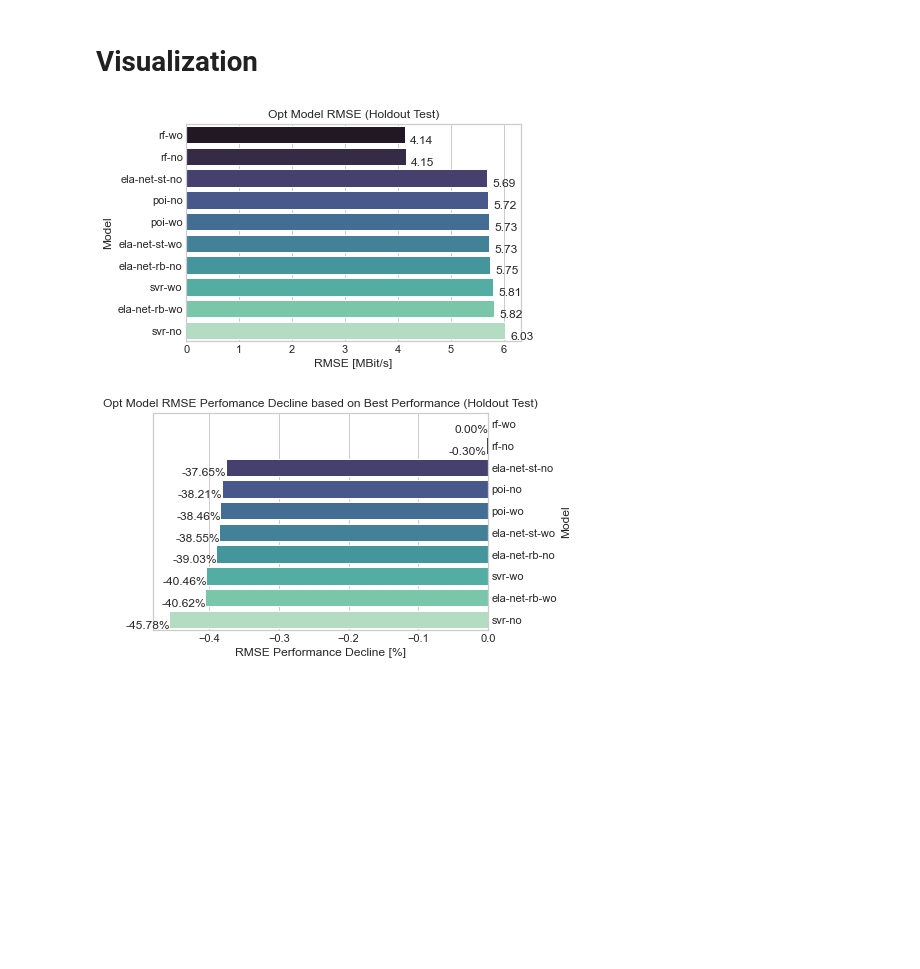
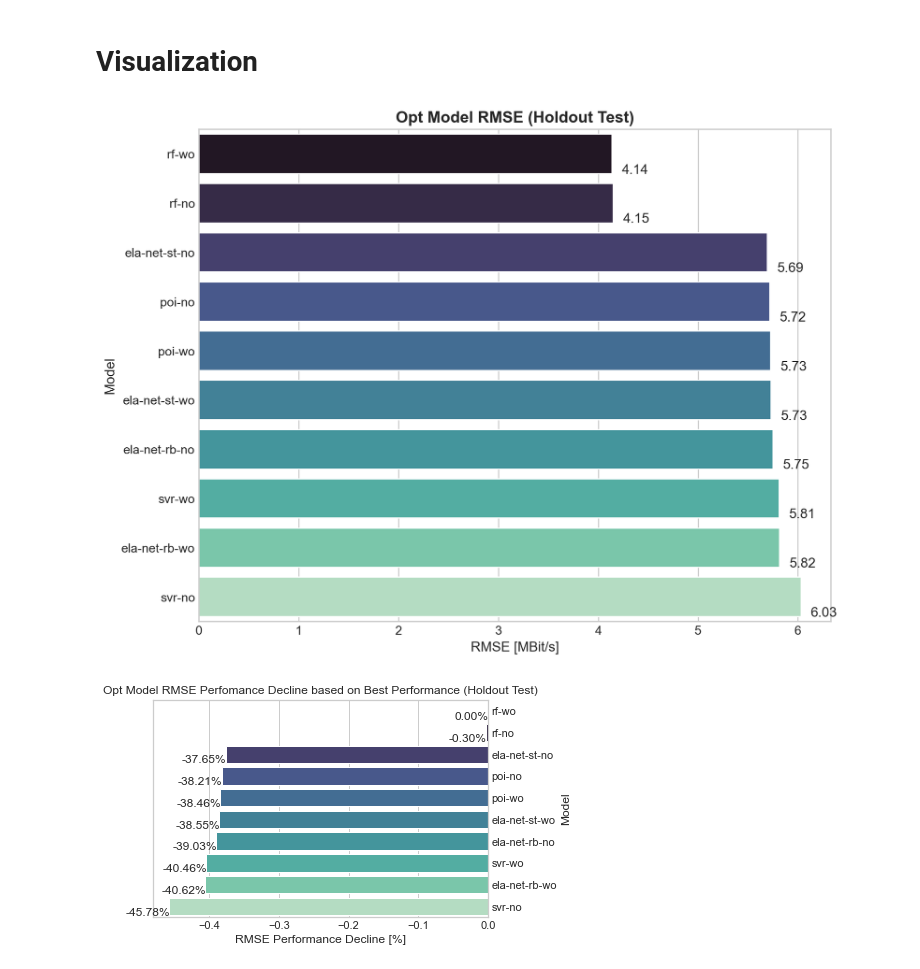
Before and after one commit to luiul/statistics-meets-logistics, a Jupyter notebook: 2-ul-project/ul-9-holdout-analysis.ipynb, the cells around one changed output. Cells and saved outputs as stored; diff of their text form; code cells hidden in the pictures; blank space fills up the shorter version.

```diff
--- a/2-ul-project/ul-9-holdout-analysis.ipynb
+++ b/2-ul-project/ul-9-holdout-analysis.ipynb
@@ -142,14 +142,20 @@ df_rmse_max.style.highlight_max(color = 'lightgrey', axis = 0).set_table_styles(
 # %% [markdown]
 # Visualization
 # %%
+plt.figure(figsize=(10,8),dpi=200)
+
 ax = sns.barplot(data=df_rmse, x='RMSE',y=df_rmse.index, palette='mako')
 show_values_on_bars(ax, "h", 0.1)
 ax.set(ylabel='Model',xlabel='RMSE [MBit/s]')
 ax.tick_params(axis=u'both', which=u'both',length=0)
 
-ax.set_title('Opt Model RMSE (Holdout Test)');
+# ax.set_title('Opt Model RMSE (Holdout Test)');
+
+ax.set_title('Opt Model RMSE (Holdout Test)', fontsize=14,fontweight='bold');
+
+plt.savefig('ul-holdout-abs.png')
 # %% [output]
-[figure, old version]
+[figure, new version]
 # %%
 # plt.figure(figsize=(10,8),dpi=200)
 
```
Also changed, not shown: 9 other files.
